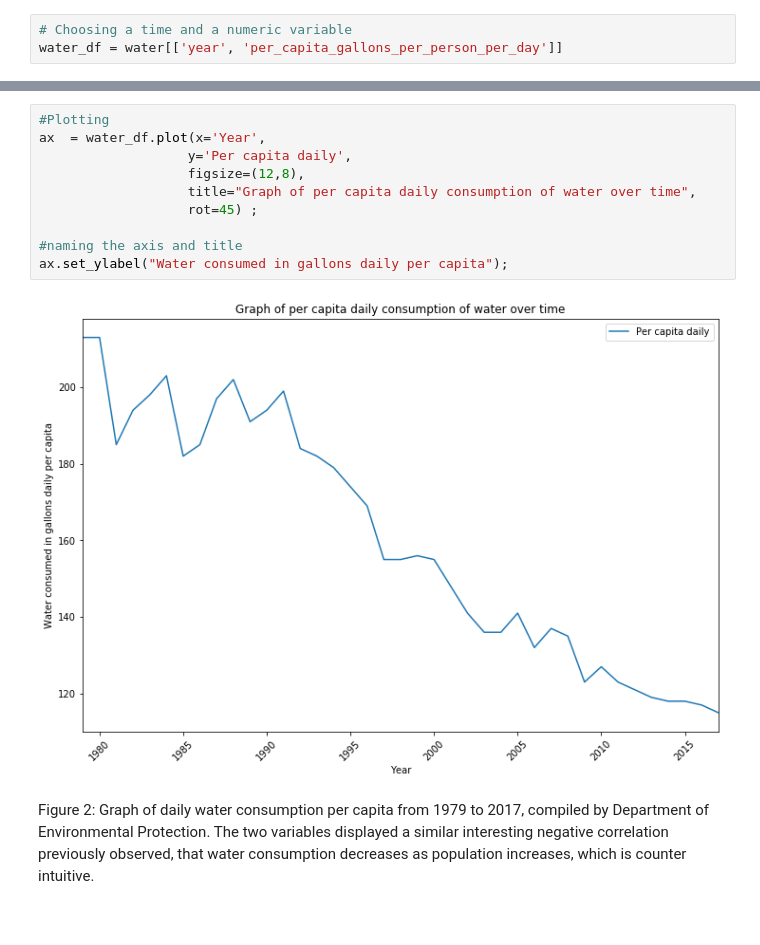
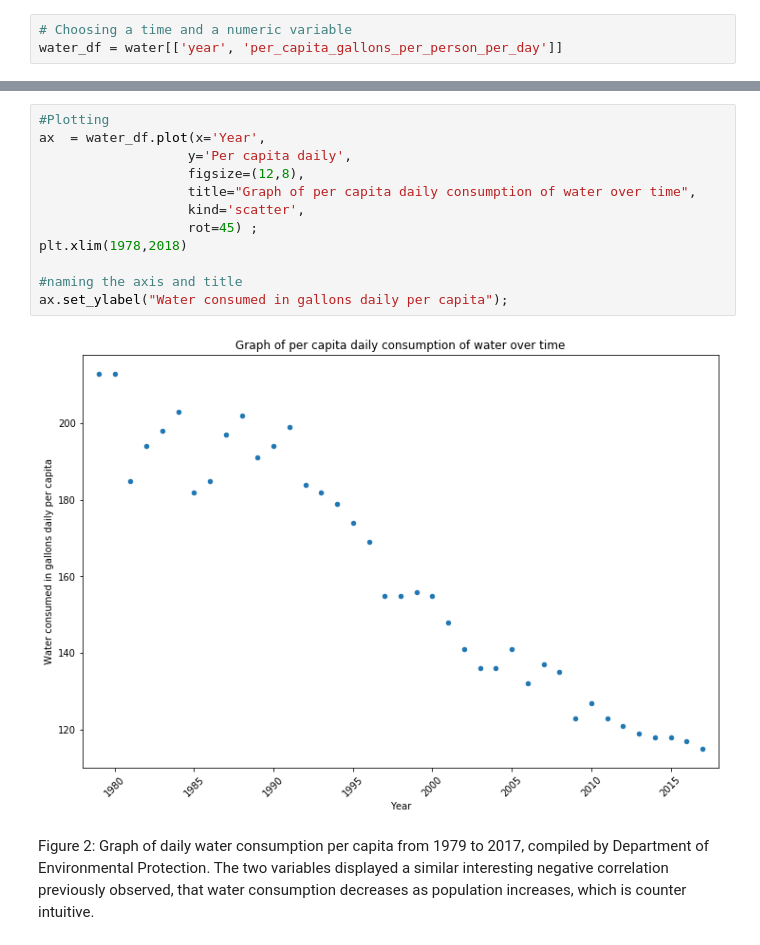
Before and after one commit to qygoh/PUI2018_qg412, a Jupyter notebook: HW3_qg412/Assignment2_qg412.ipynb, the cells around one changed output, grey strips where cells are left out. Saved outputs shown, nothing was run; the diff lists cells and outputs as text.

```diff
--- a/HW3_qg412/Assignment2_qg412.ipynb
+++ b/HW3_qg412/Assignment2_qg412.ipynb
@@ -153,14 +158,16 @@ water_df.rename(columns = {'year':'Year',
 # %%
 #Plotting
 ax  = water_df.plot(x='Year',
                    y='Per capita daily',
                    figsize=(12,8),
                    title="Graph of per capita daily consumption of water over time",
+                   kind='scatter',
                    rot=45) ;
+plt.xlim(1978,2018)
 
 #naming the axis and title
 ax.set_ylabel("Water consumed in gallons daily per capita");
 # %% [output]
-[figure, old version]
+[figure, new version]
 # %% [markdown]
 Figure 2: Graph of daily water consumption per capita from 1979 to 2017, compiled by Department of Environmental Protection. The two variables displayed a similar interesting negative correlation previously observed, that water consumption decreases as population increases, which is counter intuitive.
```
Also changed, not shown: parts of 4 cells of this notebook.
